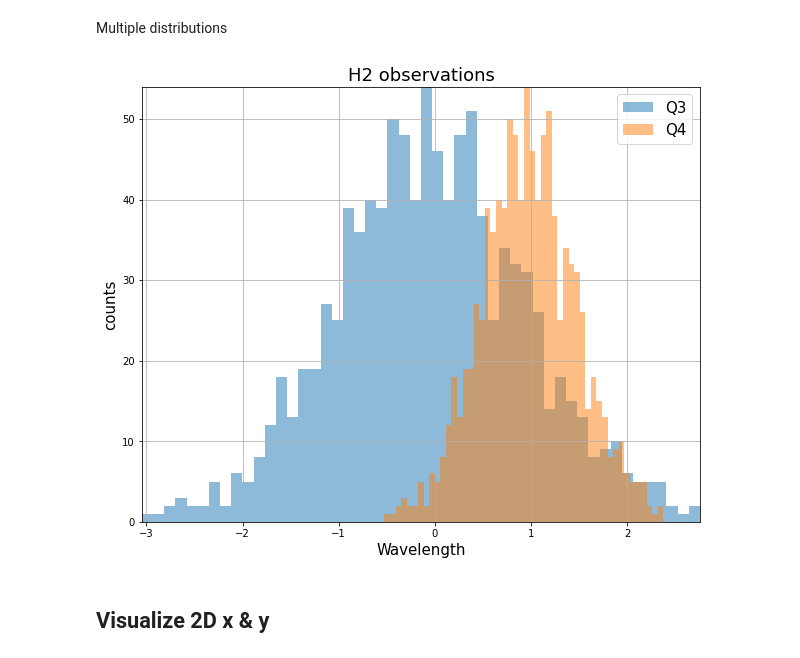
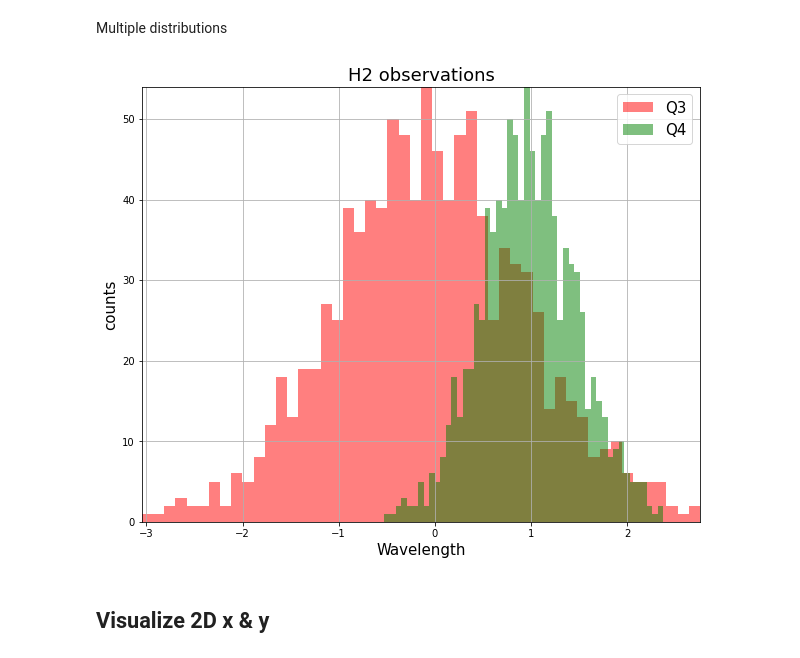
Before and after one commit to Mitchellpkt/python-isthmuslib, a Jupyter notebook: demo.ipynb, the cells around one changed output. Saved outputs shown, nothing was run; the diff lists cells and outputs as text; code cells hidden in the pictures.

Commit message:
chore: extra configurability, colors, etc

```diff
--- a/demo.ipynb
+++ b/demo.ipynb
@@ -20,11 +22,12 @@ IPython.OutputArea.prototype._should_scroll = function(lines) {
 # %% [markdown]
 Make up some random sample data
 # %%
+normal_randomness: Callable[[], np.ndarray] = lambda: np.random.normal(size=1000)
 np.random.seed(0)
-data_1: np.ndarray = np.random.normal(size=1000)
+data_1: np.ndarray = normal_randomness()
 data_2: np.ndarray = [1 + x / 2 for x in data_1]
-data_3: np.ndarray = np.random.normal(size=1000)
-data_4: np.ndarray = np.random.normal(size=1000)
+data_3: np.ndarray = normal_randomness()
+data_4: np.ndarray = normal_randomness()
 # %% [markdown]
 # Visualize 1D Histogram
 # %% [markdown]
@@ -33,12 +36,17 @@ Single distribution
 isli.hist(data_1, xlabel='Wavelength', title='Q3 observations');
 # %% [output]
 [figure]
+# %%
+default_cycler = (cycler(color=['r', 'g', 'b', 'y']) +
+                  cycler(linestyle=['-', '--', ':', '-.']))
+style: isli.Style = isli.Style(cycler=default_cycler)
 # %% [markdown]
 Multiple distributions
 # %%
-isli.hist([data_1, data_2], xlabel='Wavelength', title='H2 observations', legend_strings=["Q3", "Q4"], bins=50);
+isli.hist([data_1, data_2], xlabel='Wavelength', title='H2 observations', legend_strings=["Q3", "Q4"], bins=50,
+          style=style);
 # %% [output]
-[figure, old version]
+[figure, new version]
 # %% [markdown]
 ## Visualize 2D x & y
 # %% [markdown]
```
Also changed, not shown: parts of 12 cells of this notebook, 7 other files.
